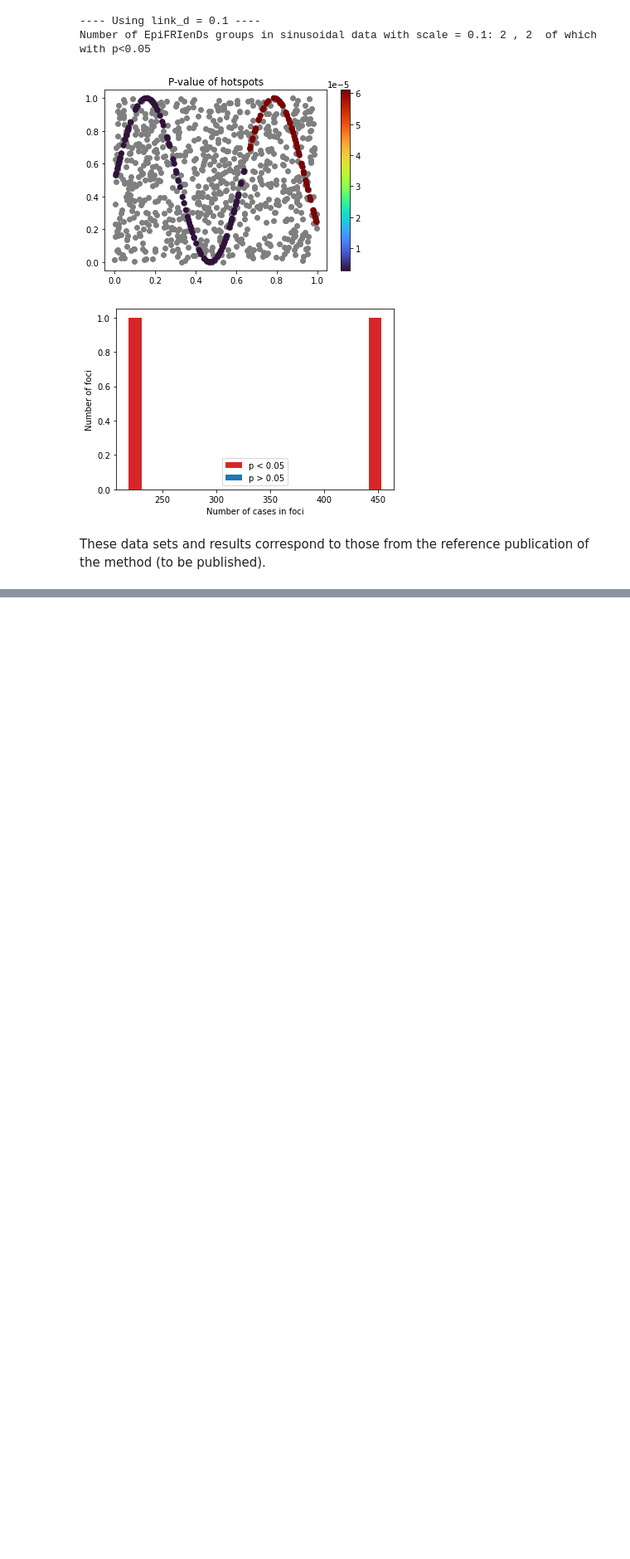
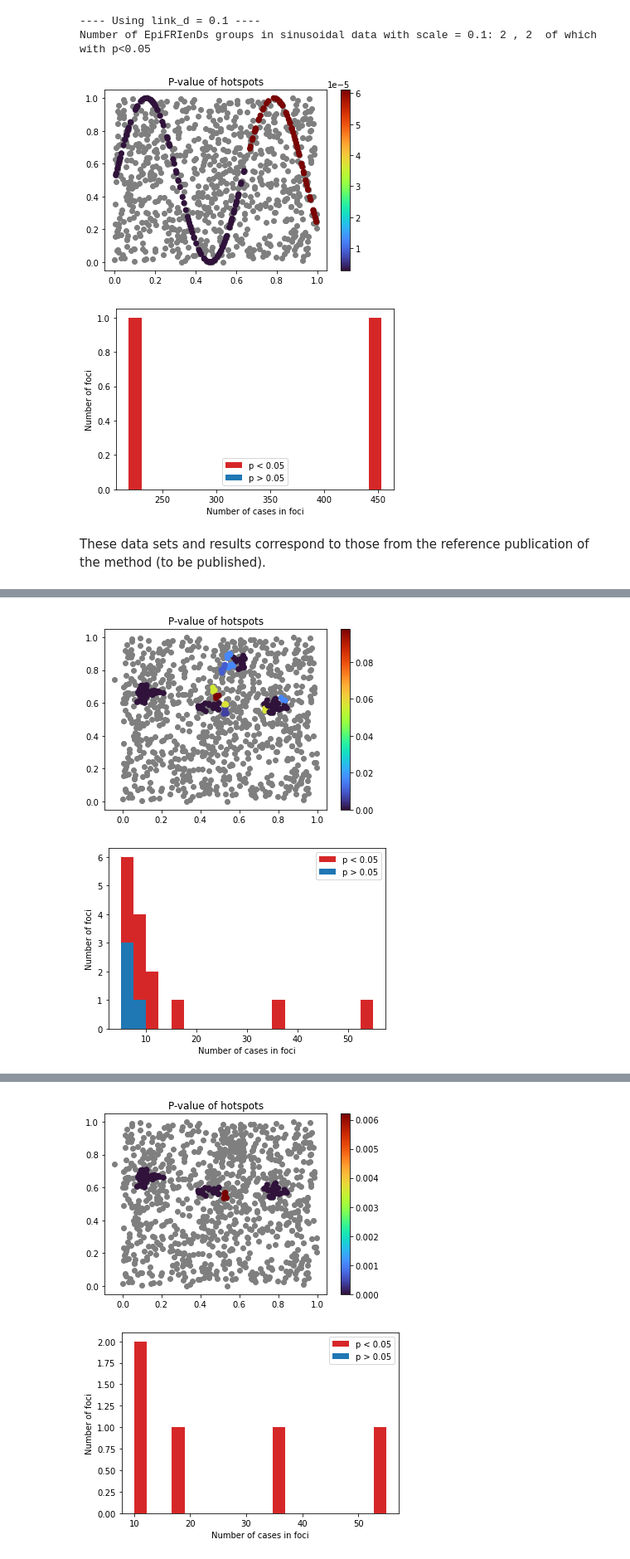
Before and after one commit to arnaupujol/epifriends, a Jupyter notebook: examples/epifriends_on_different_distributions.ipynb, the cells around one changed output, grey strips where cells are left out. Shown at 83% size. Cells and saved outputs as stored; diff of their text form; code cells hidden in the pictures; blank space fills up the shorter version.

Commit message:
examples/epifriends_on_different_distributions.ipynb updated with implementation of parameters in epifriends.epifriends.catalogue() to constraint the output cluster characteristics

```diff
--- a/examples/epifriends_on_different_distributions.ipynb
+++ b/examples/epifriends_on_different_distributions.ipynb
@@ -414,0 +429,76 @@ These data sets and results correspond to those from the reference publication o
+# %%
+#EpiFRIenDs parameters
+link_d = .02
+print("Linking distance:", str(link_d))
+min_neighbours = 2
+print("Minimum number of neighbours:", str(min_neighbours))
+max_p = .1
+print("Maximum p-value to output the cluster:", str(max_p))
+min_pos = 3
+print("Minimum number of positive cases:", str(min_pos))
+min_total = 5
+print("Minimum number of cases:", str(min_total))
+min_pr = 0.1
+print("Minimum positivity rate:", str(min_pr))
+
+id_clust, mean_pr_clust, pval_clust, epifriends_catalogue_clust = epifriends.catalogue(position_clust, test_clust, link_d, \
+                                                                                       cluster_id = None, min_neighbours = min_neighbours, \
+                                                                                       max_p = max_p, min_pos = min_pos, \
+                                                                                       min_total = min_total, min_pr = min_pr)
+print("Number of EpiFRIenDs groups in clustered data with scale = " + str(link_d) + ":", \
+      len(epifriends_catalogue_clust), ",", np.sum(epifriends_catalogue_clust['p'] < 0.05), " of which with p<0.05")
+#Scatter distribution of positive cases in foci (colours) and the rest (grey)
+scatter_pval(position_clust[:,0], position_clust[:,1], id_clust, positive_clust, epifriends_catalogue_clust)
+#Histogram of sizes of foci
+size_histogram(epifriends_catalogue_clust)
+
+#EpiFRIenDs parameters
+link_d = .02
+print("Linking distance:", str(link_d))
+min_neighbours = 2
+print("Minimum number of neighbours:", str(min_neighbours))
+max_p = .05
+print("Maximum p-value to output the cluster:", str(max_p))
+min_pos = 3
+print("Minimum number of positive cases:", str(min_pos))
+min_total = 10
+print("Minimum number of cases:", str(min_total))
+min_pr = 0.1
+print("Minimum positivity rate:", str(min_pr))
+
+id_clust, mean_pr_clust, pval_clust, epifriends_catalogue_clust = epifriends.catalogue(position_clust, test_clust, link_d, \
+                                                                                       cluster_id = None, min_neighbours = min_neighbours, \
+                                                                                       max_p = max_p, min_pos = min_pos, \
+                                                                                       min_total = min_total, min_pr = min_pr)
+print("Number of EpiFRIenDs groups in clustered data with scale = " + str(link_d) + ":", \
+      len(epifriends_catalogue_clust), ",", np.sum(epifriends_catalogue_clust['p'] < 0.05), " of which with p<0.05")
+#Scatter distribution of positive cases in foci (colours) and the rest (grey)
+scatter_pval(position_clust[:,0], position_clust[:,1], id_clust, positive_clust, epifriends_catalogue_clust)
+#Histogram of sizes of foci
+size_histogram(epifriends_catalogue_clust)
+
+#EpiFRIenDs parameters
+link_d = .02
+print("Linking distance:", str(link_d))
+min_neighbours = 2
+print("Minimum number of neighbours:", str(min_neighbours))
+max_p = .5
+print("Maximum p-value to output the cluster:", str(max_p))
+min_pos = 3
+print("Minimum number of positive cases:", str(min_pos))
+min_total = 3
+print("Minimum number of cases:", str(min_total))
+min_pr = 0.5
+print("Minimum positivity rate:", str(min_pr))
+
+id_clust, mean_pr_clust, pval_clust, epifriends_catalogue_clust = epifriends.catalogue(position_clust, test_clust, link_d, \
+                                                                                       cluster_id = None, min_neighbours = min_neighbours, \
+                                                                                       max_p = max_p, min_pos = min_pos, \
+                                                                                       min_total = min_total, min_pr = min_pr)
+print("Number of EpiFRIenDs groups in clustered data with scale = " + str(link_d) + ":", \
+      len(epifriends_catalogue_clust), ",", np.sum(epifriends_catalogue_clust['p'] < 0.05), " of which with p<0.05")
+#Scatter distribution of positive cases in foci (colours) and the rest (grey)
+scatter_pval(position_clust[:,0], position_clust[:,1], id_clust, positive_clust, epifriends_catalogue_clust)
+#Histogram of sizes of foci
+size_histogram(epifriends_catalogue_clust)
+# %% [output]
@@ -414,0 +512,2 @@ These data sets and results correspond to those from the reference publication o
+[figure, added]
+[figure, added]
@@ -414,0 +521,2 @@ These data sets and results correspond to those from the reference publication o
+[figure, added]
+[figure, added]
```
Also changed, not shown: parts of 3 cells of this notebook.
